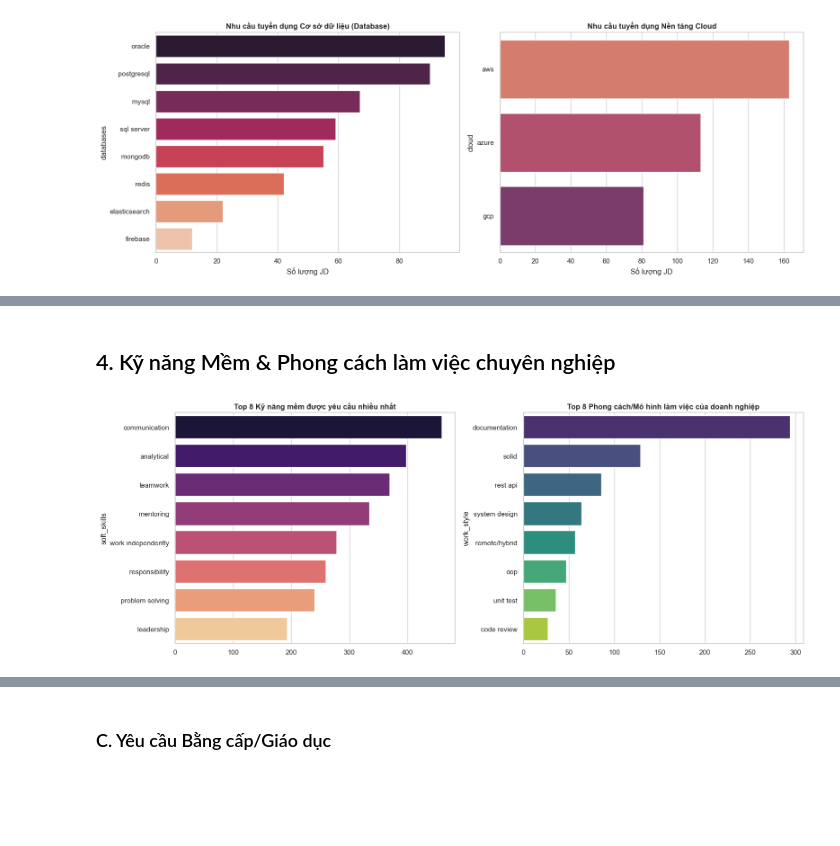
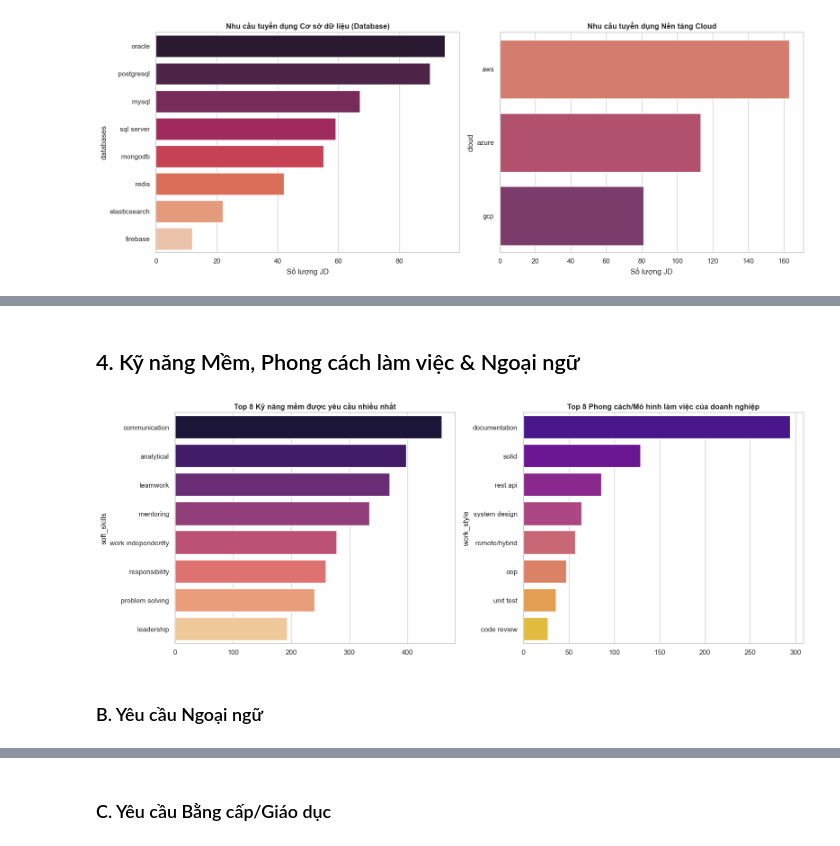
Before and after one commit to Phucsbinz/code_scratch_data, a Jupyter notebook: Research_Report.ipynb, the cells around one changed output, grey strips where cells are left out. Saved outputs shown, nothing was run; the diff lists cells and outputs as text; code cells hidden in the pictures; blank space fills up the shorter version.

```diff
--- a/Research_Report.ipynb
+++ b/Research_Report.ipynb
@@ -125,21 +174,23 @@ plt.show()
 # %% [markdown]
-## 4. Kỹ năng Mềm & Phong cách làm việc chuyên nghiệp
+## 4. Kỹ năng Mềm, Phong cách làm việc & Ngoại ngữ
 # %%
 soft_series = df['soft_skills'].explode().dropna()
 soft_counts = soft_series.value_counts().head(8)
 
 style_series = df['work_style'].explode().dropna()
 style_counts = style_series.value_counts().head(8)
 
 fig, axes = plt.subplots(1, 2, figsize=(16, 6))
 
 sns.barplot(ax=axes[0], x=soft_counts.values, y=soft_counts.index, hue=soft_counts.index, palette="magma", legend=False)
 axes[0].set_title("Top 8 Kỹ năng mềm được yêu cầu nhiều nhất", fontsize=12, fontweight='bold')
 
-sns.barplot(ax=axes[1], x=style_counts.values, y=style_counts.index, hue=style_counts.index, palette="viridis", legend=False)
+sns.barplot(ax=axes[1], x=style_counts.values, y=style_counts.index, hue=style_counts.index, palette="plasma", legend=False)
 axes[1].set_title("Top 8 Phong cách/Mô hình làm việc của doanh nghiệp", fontsize=12, fontweight='bold')
 
 plt.tight_layout()
 plt.show()
 # %% [output]
-[figure, old version]
+[figure, new version]
+# %% [markdown]
+### B. Yêu cầu Ngoại ngữ
```
Also changed, not shown: parts of 9 cells of this notebook.
